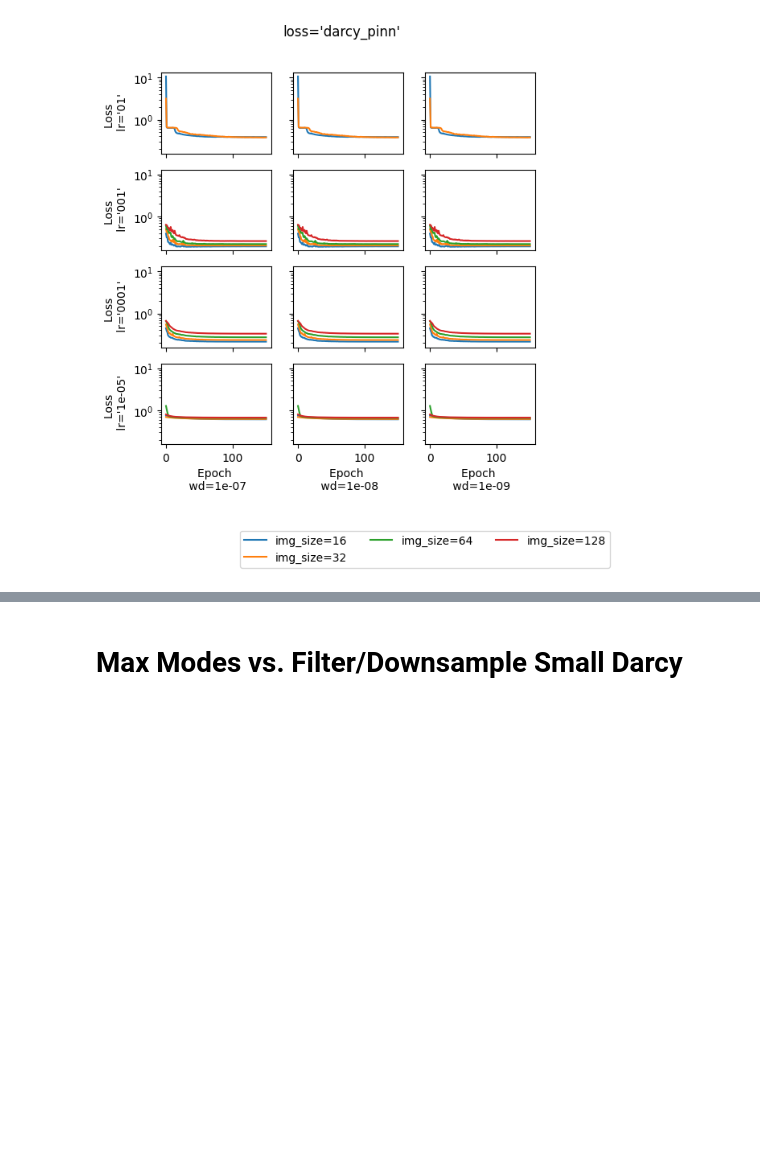
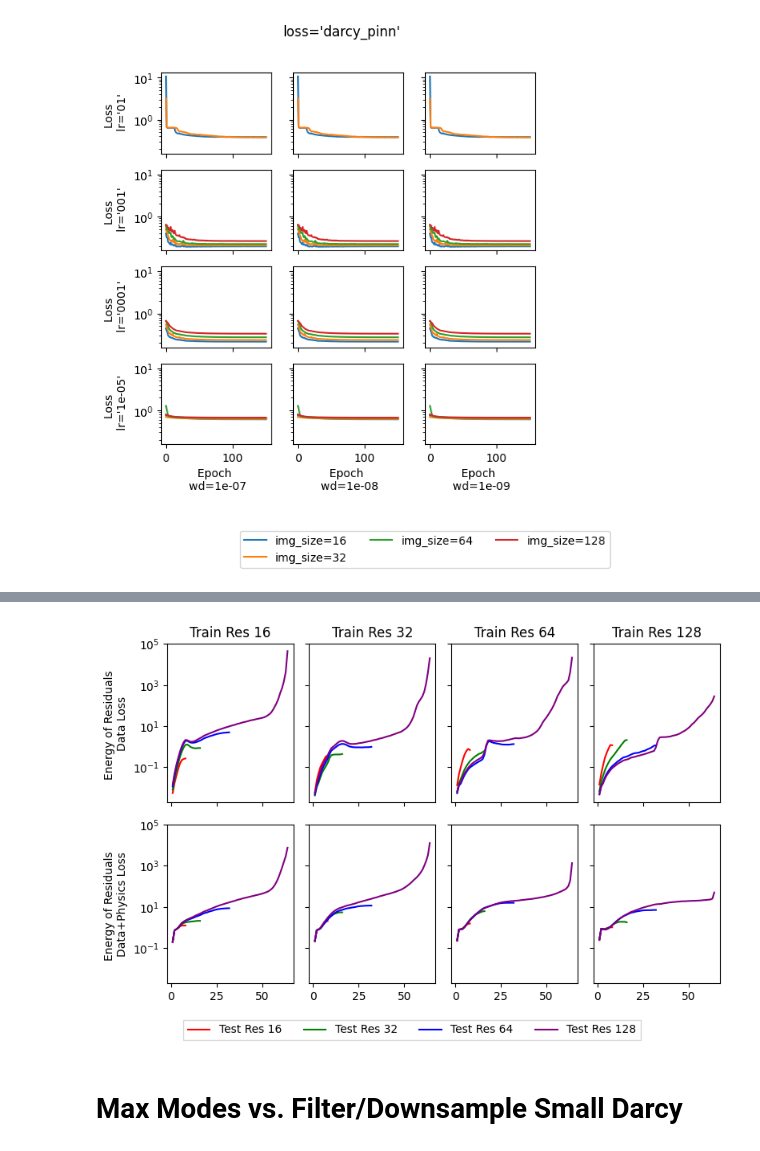
Before and after one commit to msakarvadia/operator_aliasing, a Jupyter notebook: notebooks/PDEBench_data.ipynb, the cells around one changed output, grey strips where cells are left out. Saved outputs shown, nothing was run; the diff lists cells and outputs as text; code cells hidden in the pictures; blank space fills up the shorter version.

```diff
--- a/notebooks/PDEBench_data.ipynb
+++ b/notebooks/PDEBench_data.ipynb
@@ -1667,3 +1667,101 @@ for loss in ['l1', 'darcy_pinn']:
 # %% [output]
 [figure]
 [figure]
+# %%
+colors = ['red', 'green', 'blue', 'purple', 'brown', 'orange', 'pink']
+for epoch in [150]: # 0, 50, 100, 250, 500
+    fig, axes = plt.subplots(
+        nrows=2, ncols=4, sharey=True, sharex='col', figsize=(8, 5)
+    )
+    for y_idx, loss in enumerate(['l1', 'darcy_pinn']):
+        loss_type = ckpt_path.split("/")[-1]
+        if not "pinn" in loss_type:
+            loss_type = "data_loss"
+        for x_idx, img_size in enumerate([16, 32, 64, 128]):
+            max_mode = img_size // 2
+            ckpt_dir = f'0001_1e-08_15_05_{loss}_32_darcy_-1_-1_{img_size}_{max_mode}'
+            ckpt_pth = f'{ckpt_path}/{ckpt_dir}/'
+            ckpt_name = f'{ckpt_pth}/train_stats.csv'
+            # load model
+            model = get_model(
+                model_name='FNO2D',
+                out_channels=1,
+                in_channels=1,
+                hidden_channels=32,
+                max_modes=max_mode,
+            ).to(device)
+            #ckpt_dict = load_latest_ckpt(ckpt_pth)
+            ckpt_file = f"{ckpt_pth}/{epoch}_ckpt.pth"
+            print(f"{ckpt_file=}")
+            ckpt_dict = torch.load(
+                ckpt_file,
+                weights_only=False,
+            )
+            model.load_state_dict(ckpt_dict['model_state_dict'])
+
+            for color_idx, test_size in enumerate([16, 32, 64, 128]):
+                for test_down in [-1]:
+                    ylabel = f'test_lim={test_lim}_downsample={test_down}'
+                    # get data
+                    data_kwargs = {
+                        'dataset_name': 'darcy',
+                        'filter_lim': -1,
+                        'img_size': test_size,
+                        'downsample_dim': -1,
+                        'train': False,
+                    }
+
+                    dataset = get_dataset(**data_kwargs)
+                    samples = len(dataset)
+                    s = data_kwargs['img_size']
+
+                    # get model pred
+                    dataloader = DataLoader(dataset, batch_size=32)
+                    model_preds_test = get_model_preds(
+                        dataloader, model, device
+                    ).squeeze()
+
+                    # compute residuals
+                    residuals = []
+                    for i in range(model_preds_test.shape[0]):
+                        residual = model_preds_test[i].to('cpu') - dataset[:samples]['y'].squeeze()[i]
+                        residuals.append(residual)
+
+                    residuals = torch.stack(residuals)
+                    # spectrum of residuals
+                    residual_spectrum = get_energy_curve(
+                        residuals #.reshape(samples * 1, s, s)
+                    )
+
+                    label_spectrum = get_energy_curve(
+                        dataset[:samples]['y'].reshape(samples * 1, s, s)
+                    )
+                    x = np.linspace(1, s//2, s//2)
+                    axes[y_idx, x_idx].set_yscale('log')
+                    axes[y_idx, x_idx].plot(
+                        x,
+                        residual_spectrum / label_spectrum,
+                        label=f'Test Res {test_size}',
+                        color=colors[color_idx],
+                    )
+                    if y_idx == 2:
+                        axes[y_idx, x_idx].set_xlabel(f'Wavenumber')
+                    if y_idx == 0:
+                        axes[y_idx, x_idx].set_title(f"Train Res {img_size}")
+                    loss_type = "Data Loss"
+                    if "pinn" in loss:
+                        loss_type = "Data+Physics Loss"
+                    if x_idx == 0:
+                        axes[y_idx, x_idx].set_ylabel(f'Energy of Residuals \n{loss_type}')
+                    handles, labels = axes[y_idx, x_idx].get_legend_handles_labels()
+
+    fig.legend(handles = handles , labels=labels,loc='upper center',
+             bbox_to_anchor=(0.5, -0.0),fancybox=False, shadow=False, ncol=4)
+    plt.tight_layout()
+    plt.show()
+    fig.savefig(
+        f'{FIG_DIR}/pinn_vs_no_pinn_loss.pdf',
+        bbox_inches='tight',
+        dpi=300,
+    )
+# %% [output]
@@ -1670,3 +1785,4 @@ for loss in ['l1', 'darcy_pinn']:
+[figure, added]
 # %% [markdown]
 # Max Modes vs. Filter/Downsample Small Darcy
 # %%
```
Also changed, not shown: parts of 1 cell of this notebook.
